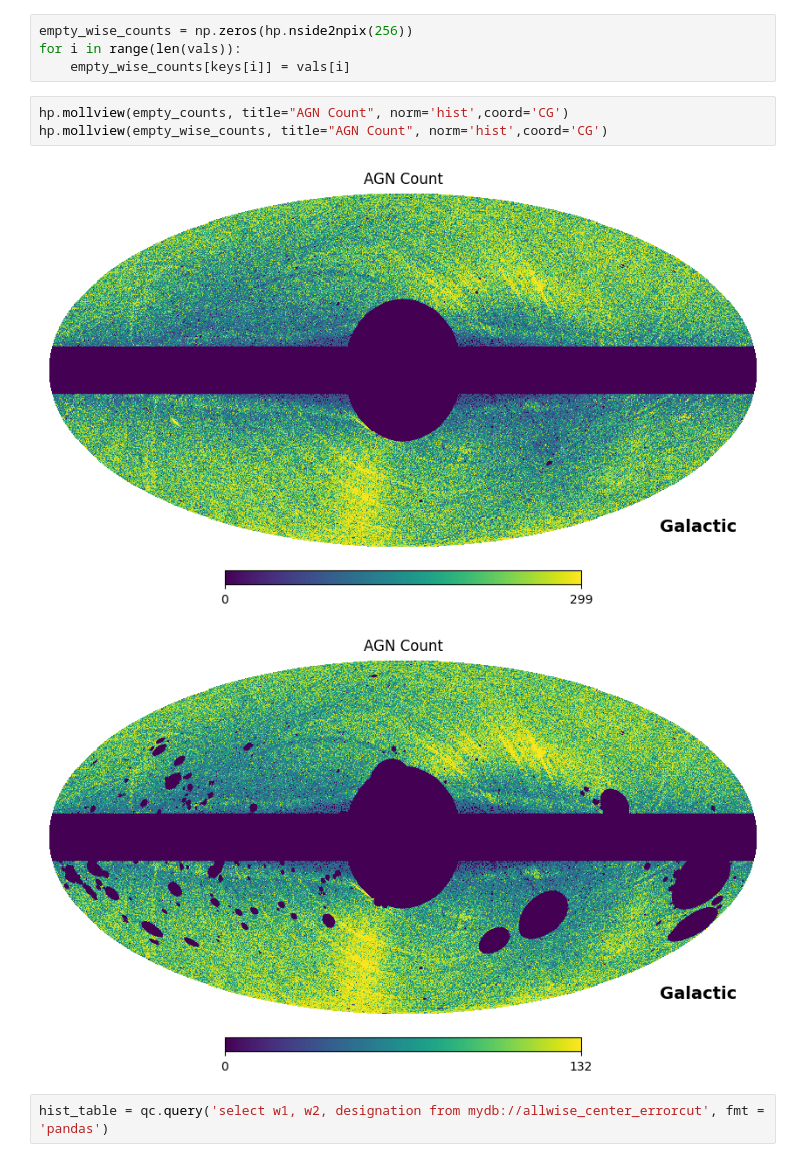
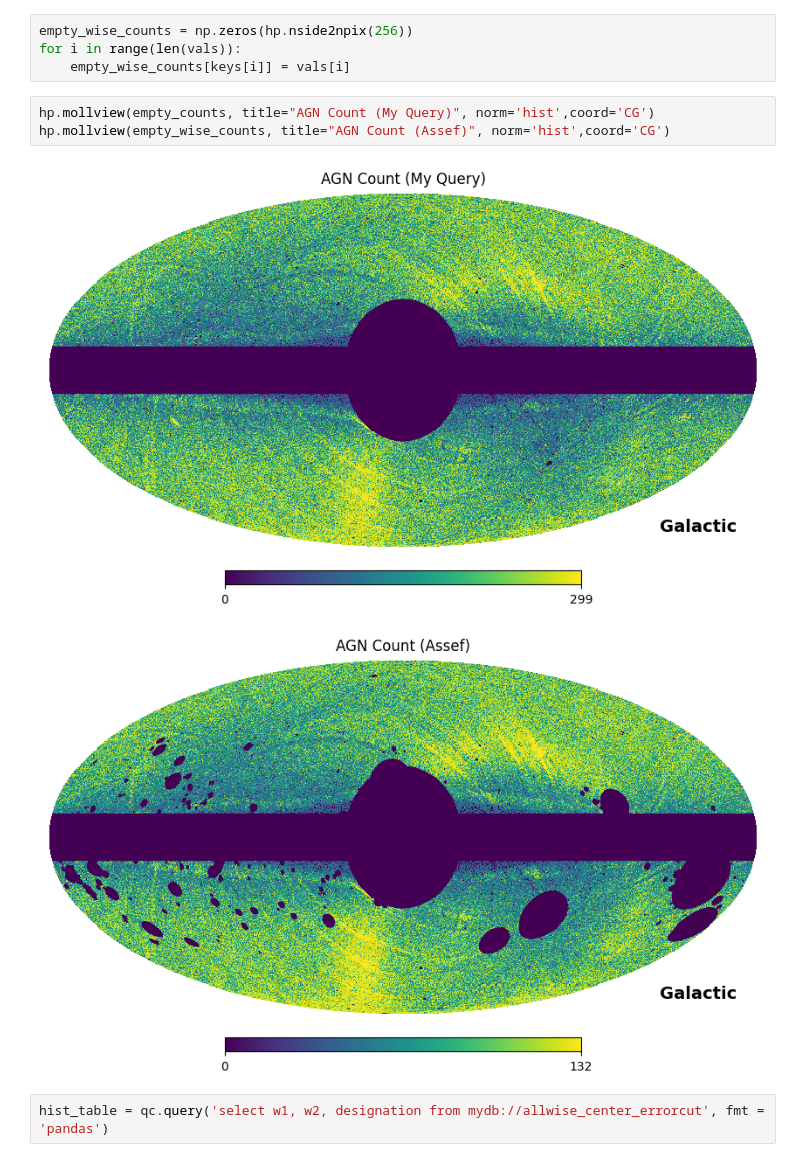
Before and after one commit to KeenanFiedler/wise-agn, a Jupyter notebook: TestingWISE.ipynb, the cells around one changed output. Saved outputs shown, nothing was run; the diff lists cells and outputs as text.

Commit message:
Updated titles

```diff
--- a/TestingWISE.ipynb
+++ b/TestingWISE.ipynb
@@ -133,11 +133,11 @@ empty_wise_counts = np.zeros(hp.nside2npix(256))
 for i in range(len(vals)):
     empty_wise_counts[keys[i]] = vals[i]
 # %%
-hp.mollview(empty_counts, title="AGN Count", norm='hist',coord='CG')
-hp.mollview(empty_wise_counts, title="AGN Count", norm='hist',coord='CG')
+hp.mollview(empty_counts, title="AGN Count (My Query)", norm='hist',coord='CG')
+hp.mollview(empty_wise_counts, title="AGN Count (Assef)", norm='hist',coord='CG')
 # %% [output]
-[figure, old version]
+[figure, new version]
-[figure, old version]
+[figure, new version]
 # %%
 hist_table = qc.query('select w1, w2, designation from mydb://allwise_center_errorcut', fmt = 'pandas')
 # %%
```
